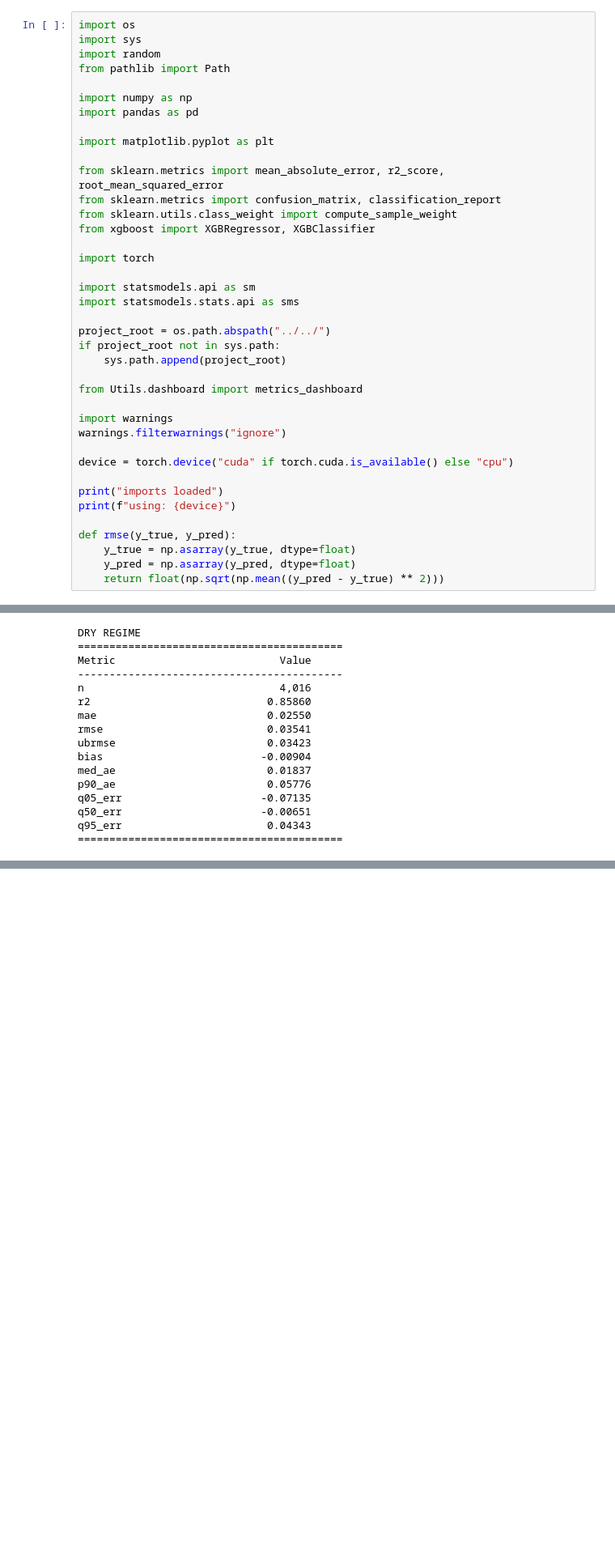
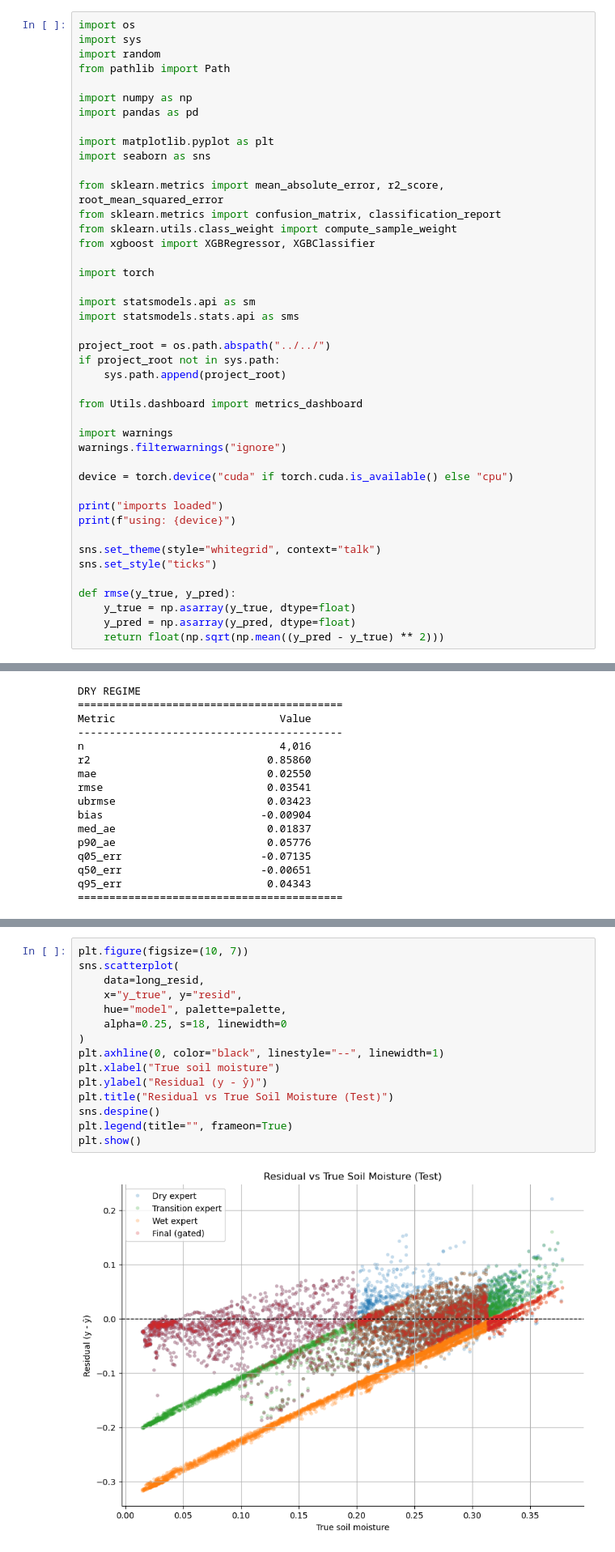
Before and after one commit to KerryCheon/MDR-Project, a Jupyter notebook: Models/Temporal/v20/v20.3/MDR-v20.3.ipynb, the cells around one changed output, grey strips where cells are left out. Shown at 81% size. Cells and saved outputs as stored; diff of their text form; blank space fills up the shorter version.

Commit message:
added a classifier + diagnostic plots

```diff
--- a/Models/Temporal/v20/v20.3/MDR-v20.3.ipynb
+++ b/Models/Temporal/v20/v20.3/MDR-v20.3.ipynb
@@ -43,6 +43,7 @@ import numpy as np
 import pandas as pd
 
 import matplotlib.pyplot as plt
+import seaborn as sns
 
 from sklearn.metrics import mean_absolute_error, r2_score, root_mean_squared_error
 from sklearn.metrics import confusion_matrix, classification_report
@@ -68,6 +69,9 @@ device = torch.device("cuda" if torch.cuda.is_available() else "cpu")
 print("imports loaded")
 print(f"using: {device}")
 
+sns.set_theme(style="whitegrid", context="talk")
+sns.set_style("ticks")
+
 def rmse(y_true, y_pred):
     y_true = np.asarray(y_true, dtype=float)
     y_pred = np.asarray(y_pred, dtype=float)
@@ -985,0 +1029,17 @@ The data generating process is regime-dependent, but regime is not linearly sepa
+# %%
+plt.figure(figsize=(10, 7))
+sns.scatterplot(
+    data=long_resid,
+    x="y_true", y="resid",
+    hue="model", palette=palette,
+    alpha=0.25, s=18, linewidth=0
+)
+plt.axhline(0, color="black", linestyle="--", linewidth=1)
+plt.xlabel("True soil moisture")
+plt.ylabel("Residual (y - ŷ)")
+plt.title("Residual vs True Soil Moisture (Test)")
+sns.despine()
+plt.legend(title="", frameon=True)
+plt.show()
+# %% [output]
+[figure, added]
```
Also changed, not shown: parts of 15 cells of this notebook, 5 other files.
